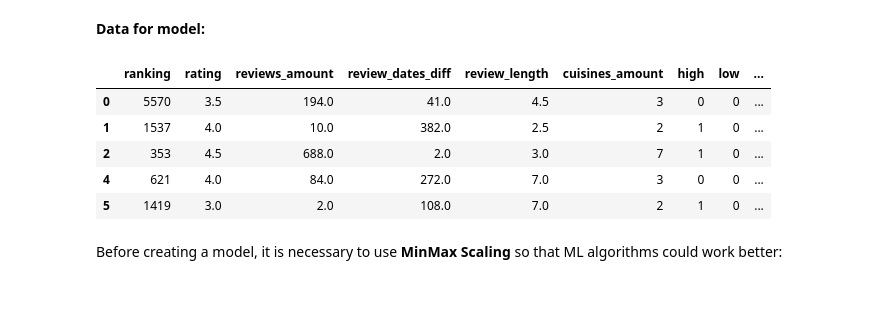
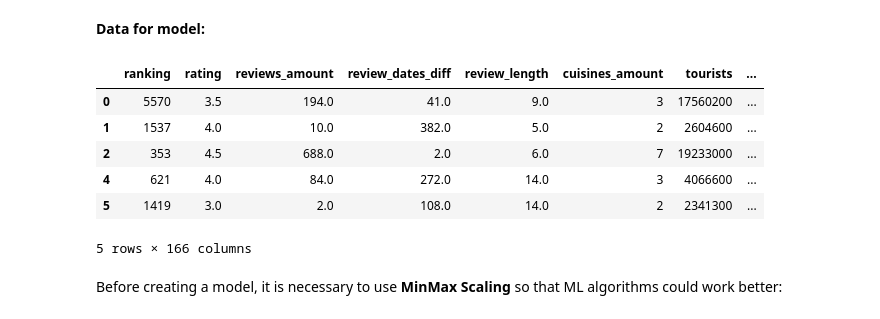
Before and after one commit to LawrenceGrigoryan/skillfactory_rds, a Jupyter notebook: module_3/Project_3. About delicious and healthy food.ipynb, the cells around one changed output. Drawn from its saved outputs; the diff is of its cells as text; code cells hidden in the pictures.

```diff
--- a/module_3/Project_3. About delicious and healthy food.ipynb
+++ b/module_3/Project_3. About delicious and healthy food.ipynb
@@ -1170,0 +1310,3 @@ new_data.corr()
+# %%
+new_df = new_data.copy(deep=True)
+new_df = new_df.apply(tourists_amount, axis=1)
@@ -1206,8 +1388,8 @@ price_range_dummies.head(3)
 | 1 | 1 | 0 | 0 |
 | 2 | 1 | 0 | 0 |
 # %%
-concated = pd.concat([new_data, price_range_dummies], axis=1)
-concated
+concated = pd.concat([new_df, price_range_dummies], axis=1)
+concated.head(1)
 # %% [output]
 |  | city | cuisine | ranking | rating | price_range | reviews_amount | reviews | url_ta | review_dates_diff | ... |
 | 0 | Paris | [European, French, International] | 5570 | 3.5 | medium | 194.0 | [Good, food, at, your, doorstep, ... | /Restaurant_Review-g187147-d19126... | 41.0 | ... |
@@ -1224,0 +1398,2 @@ concated
+# %%
+mlb = MultiLabelBinarizer()
@@ -1224,0 +1405,2 @@ concated
+# %%
+new_concated = concated.join(pd.DataFrame(mlb.fit_transform(concated.pop('cuisine')), index=concated.index, columns=mlb.classes_))
@@ -1227,20 +1456,21 @@ concated
 # %% [markdown]
 **Data for model:**
 # %%
-model = concated.dropna().copy(deep=True)
+model = new_concated.dropna().copy(deep=True)
 
 for column in model.columns:
     if model[column].dtype == 'O':
         model.drop([column], axis=1, inplace=True)
 
 model.head()
 # %% [output]
-|  | ranking | rating | reviews_amount | review_dates_diff | review_length | cuisines_amount | high | low | ... |
-| 0 | 5570 | 3.5 | 194.0 | 41.0 | 4.5 | 3 | 0 | 0 | ... |
-| 1 | 1537 | 4.0 | 10.0 | 382.0 | 2.5 | 2 | 1 | 0 | ... |
-| 2 | 353 | 4.5 | 688.0 | 2.0 | 3.0 | 7 | 1 | 0 | ... |
-| 4 | 621 | 4.0 | 84.0 | 272.0 | 7.0 | 3 | 0 | 0 | ... |
-| 5 | 1419 | 3.0 | 2.0 | 108.0 | 7.0 | 2 | 1 | 0 | ... |
+|  | ranking | rating | reviews_amount | review_dates_diff | review_length | cuisines_amount | tourists | ... |
+| 0 | 5570 | 3.5 | 194.0 | 41.0 | 9.0 | 3 | 17560200 | ... |
+| 1 | 1537 | 4.0 | 10.0 | 382.0 | 5.0 | 2 | 2604600 | ... |
+| 2 | 353 | 4.5 | 688.0 | 2.0 | 6.0 | 7 | 19233000 | ... |
+| 4 | 621 | 4.0 | 84.0 | 272.0 | 14.0 | 3 | 4066600 | ... |
+| 5 | 1419 | 3.0 | 2.0 | 108.0 | 14.0 | 2 | 2341300 | ... |
+5 rows × 166 columns
 # %% [markdown]
 Before creating a model, it is necessary to use **MinMax Scaling** so that ML algorithms could work better:
 # %%
```
Also changed, not shown: parts of 39 cells of this notebook, 1 other file.
